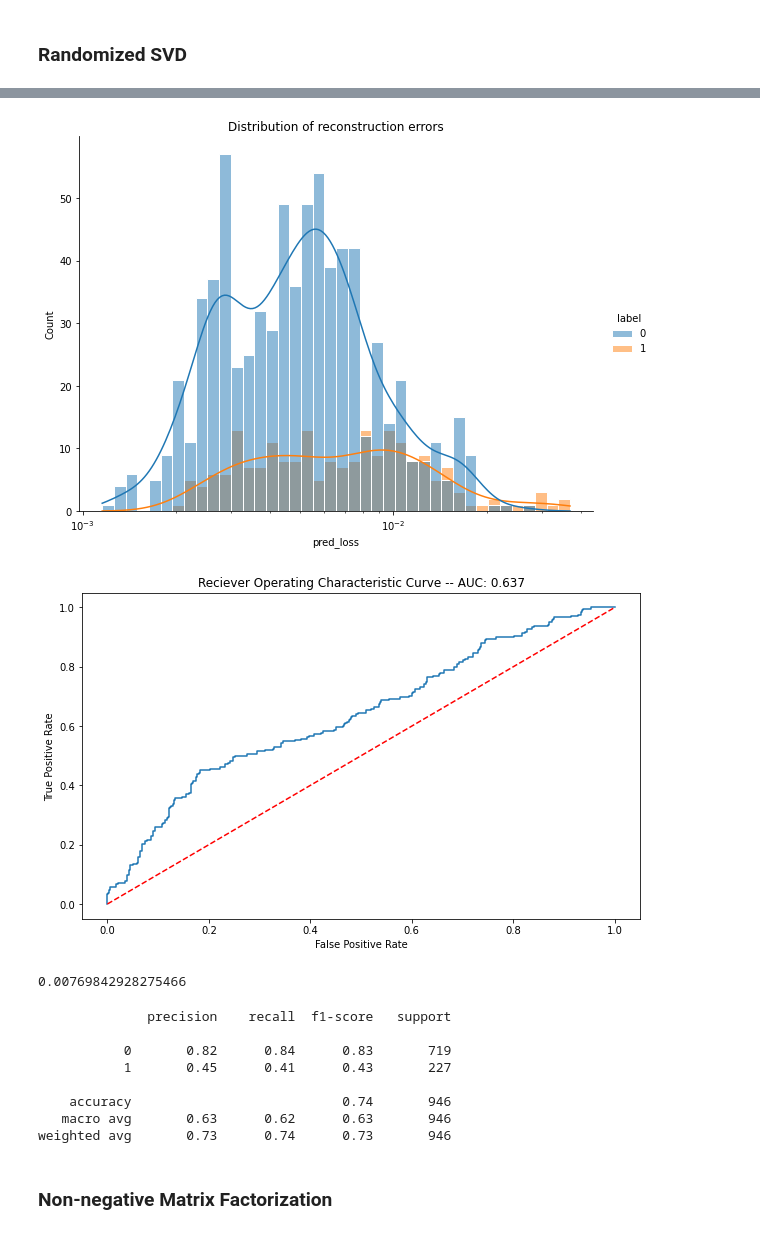
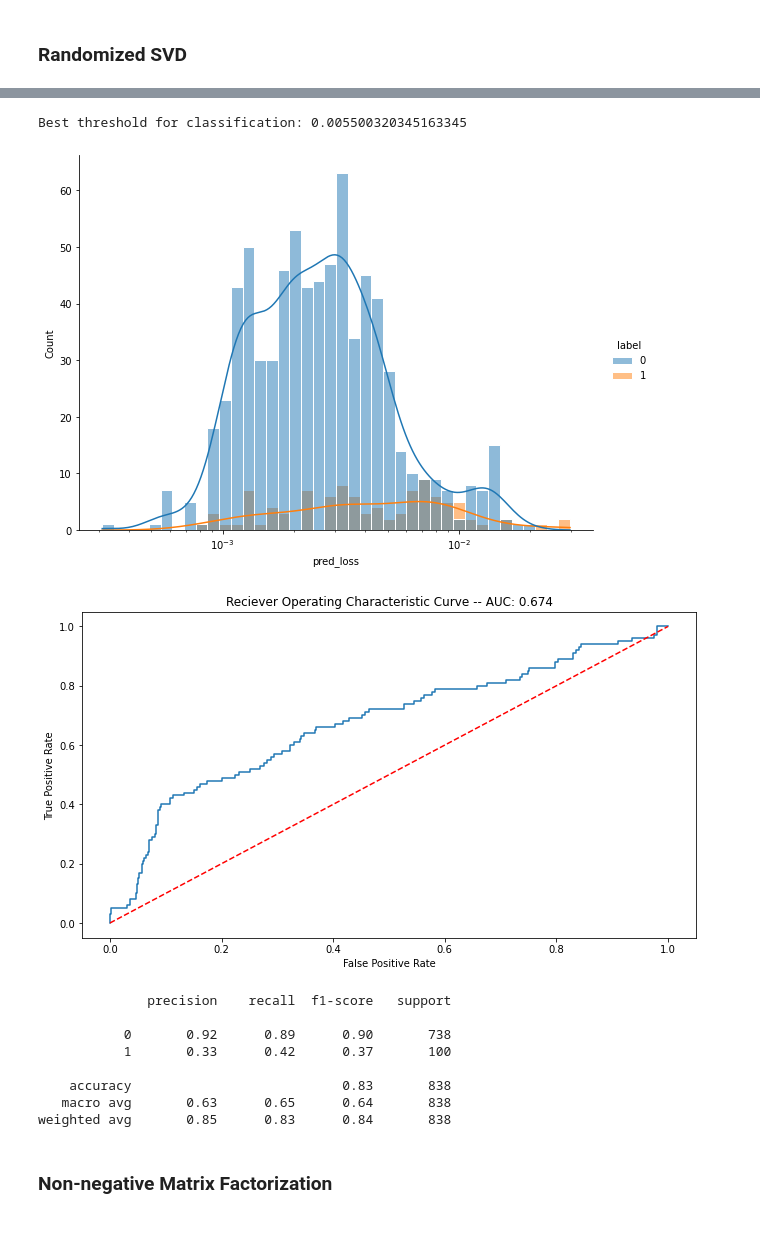
Before and after one commit to nsuttora/Anomaly-Detection-Numerical-LinAlg-for-Big-Data, a Jupyter notebook: CNN_Autoencoder.ipynb, the cells around one changed output, grey strips where cells are left out. Cells and saved outputs as stored; diff of their text form; code cells hidden in the pictures.

```diff
--- a/CNN_Autoencoder.ipynb
+++ b/CNN_Autoencoder.ipynb
@@ -404,39 +525,22 @@ plt.show()
 # %%
-test_dataset = CT_Dataset(test_files, test=True, labels=test_labels, img_transforms=custom_trans)
+test_dataset = CT_Dataset(test_files, test=True, labels=test_labels, img_transforms=custom_trans_SVD)
 recon_error = get_reconstruction_err(test_dataset, model)
-# %%
-sns.displot(recon_error, x='pred_loss',kde=True, hue='label', bins=40, log_scale=[True, False], height=6, aspect=8/6, edgecolor='white')
-plt.title('Distribution of reconstruction errors')
-plt.show()
-# %% [output]
-[figure, removed]
-# %%
-fpr, tpr, thresholds = roc_curve(recon_error.label , recon_error.pred_loss)
-roc_auc = auc(fpr, tpr)
-
-plot_auc_roc(tpr, fpr, roc_auc)
-# %% [output]
-[figure, removed]
-# %%
-best_thres_idx = np.argmax(tpr-fpr)
-best_thres = thresholds[best_thres_idx]
-
-recon_error['Pred'] = np.where(recon_error['pred_loss'] <= best_thres, 0, 1)
-
-print(best_thres)
-# %% [output]
-0.00769842928275466
-# %%
-print(classification_report(recon_error['Pred'], recon_error['label']))
-# %% [output]
-              precision    recall  f1-score   support
-
-           0       0.82      0.84      0.83       719
-           1       0.45      0.41      0.43       227
-
-    accuracy                           0.74       946
-   macro avg       0.63      0.62      0.63       946
-weighted avg       0.73      0.74      0.73       946
+# %%
+recon_error = test_analysis(recon_error)
+print('\n')
+print(classification_report(recon_error['label'], recon_error['Pred']))
+# %% [output]
+Best threshold for classification: 0.005500320345163345
+[figure, added]
+[figure, added]
+              precision    recall  f1-score   support
+
+           0       0.92      0.89      0.90       738
+           1       0.33      0.42      0.37       100
+
+    accuracy                           0.83       838
+   macro avg       0.63      0.65      0.64       838
+weighted avg       0.85      0.83      0.84       838
 # %% [markdown]
 ### Non-negative Matrix Factorization
 # %%
```
Also changed, not shown: parts of 39 cells of this notebook.
